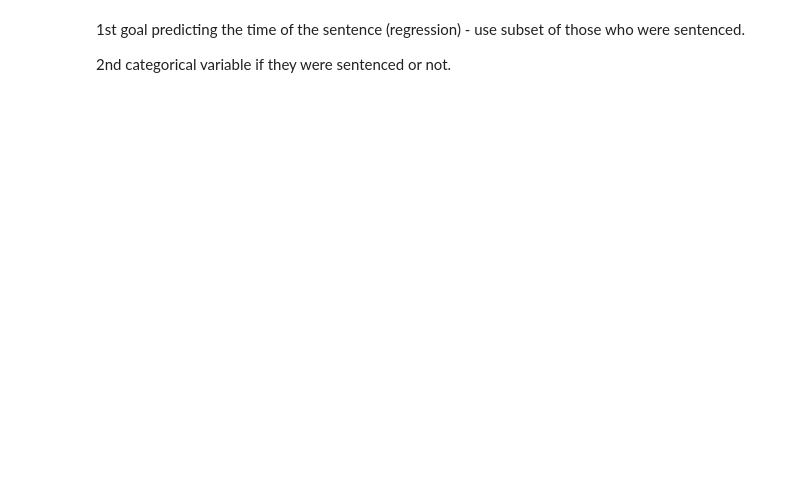
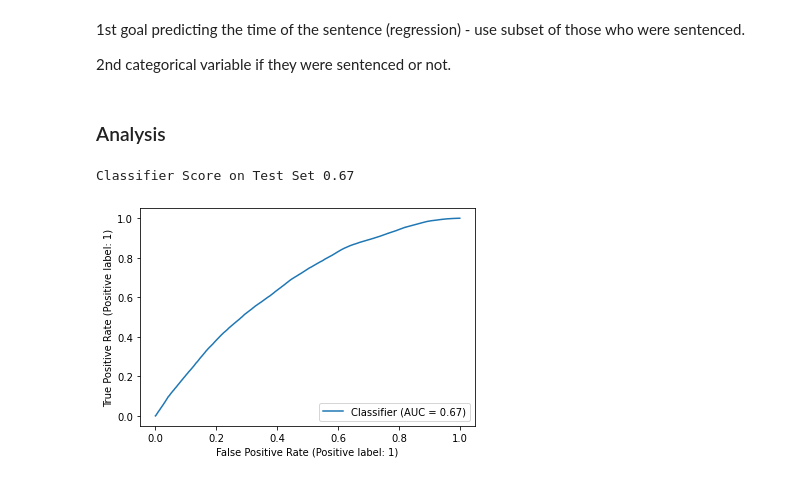
Before and after one commit to Halifaxi/project3_large_scale, a Jupyter notebook: crime_data_processing.ipynb, the cells around one changed output. Drawn from its saved outputs; the diff is of its cells as text; code cells hidden in the pictures; blank space fills up the shorter version.

```diff
--- a/crime_data_processing.ipynb
+++ b/crime_data_processing.ipynb
@@ -29,8 +29,20 @@ def original_sentence_format(x):
 df['original_sentence'] = df.original_sentence.apply(original_sentence_format)
 df['target'] = (df.original_sentence >= 1) * 1
 df['age'] = df.case_date.apply(lambda x: x.year) - df.birthdate.apply(lambda x: x.year)
+df = df.dropna(subset='age')
 df.offense_type.replace(df.offense_type.value_counts()[14:].index, 'None', inplace=True)
+df['year'] = df.offense_date.apply(lambda x: x.year)
+
+def format_decade(year):
+    previous_decade = 1900
+    for current_decade in range(1960, 2030, 10):
+        if (year > previous_decade) and (year <= current_decade):
+            return int(current_decade)
+        previous_decade = current_decade
+df['decade'] = df.year.apply(lambda x: format_decade(x))
 df.reset_index(drop=True, inplace=True)
-df = df[['target', 'age', 'offense_type', 'race', 'sex', 'addr_zip_code']]
+
+df = df[['target', 'age', 'offense_type', 'race', 'sex', 'addr_zip_code', 'decade']]
+df = pd.get_dummies(df,columns=['sex', 'race', 'offense_type', 'decade'], drop_first=True)
 # %%
 print(f'There are {df.addr_zip_code.nunique()} unique Zip Codes in the data')
@@ -95,0 +72,2 @@ clf = linear_model.Lasso(alpha=0.1)
+# %% [markdown]
+### Analysis
@@ -95,0 +80,17 @@ clf = linear_model.Lasso(alpha=0.1)
+# %%
+X = df.drop(['target', 'addr_zip_code'], axis=1)
+y = df.target
+X_train, X_test, y_train, y_test = train_test_split(X, y, test_size=0.33, random_state=42)
+scaler = StandardScaler()
+X_train = scaler.fit_transform(X_train)
+X_test = scaler.transform(X_test)
+clf = LogisticRegression()
+clf = clf.fit(X_train,y_train)
+# %%
+print(f'Classifier Score on Test Set {round(clf.score(X_test, y_test),3)}')
+# %% [output]
+Classifier Score on Test Set 0.67
+# %%
+RocCurveDisplay.from_predictions(y_test, clf.decision_function(X_test));
+# %% [output]
+[figure, added]
```
Also changed, not shown: parts of 8 cells of this notebook.
